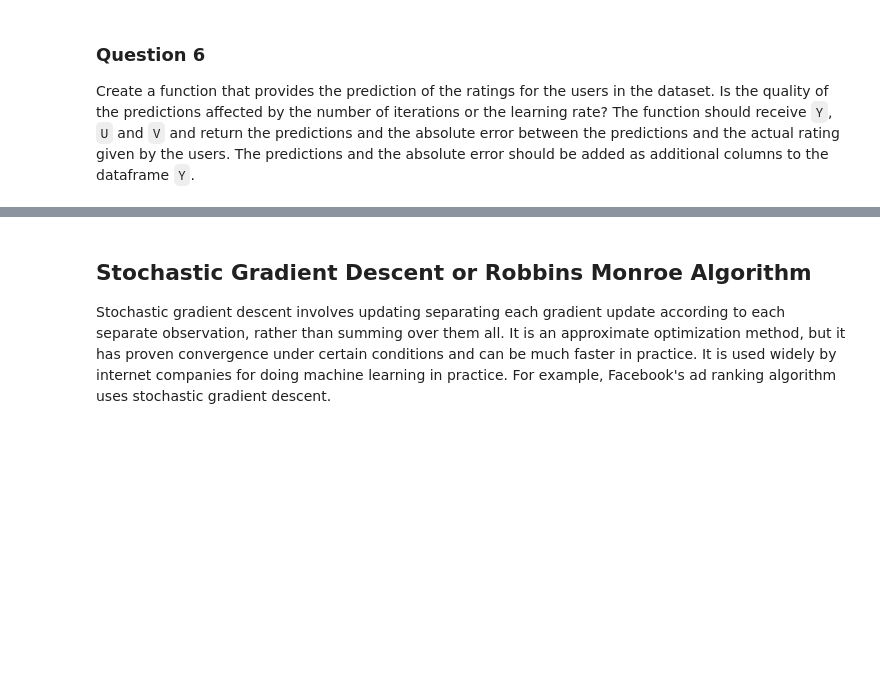
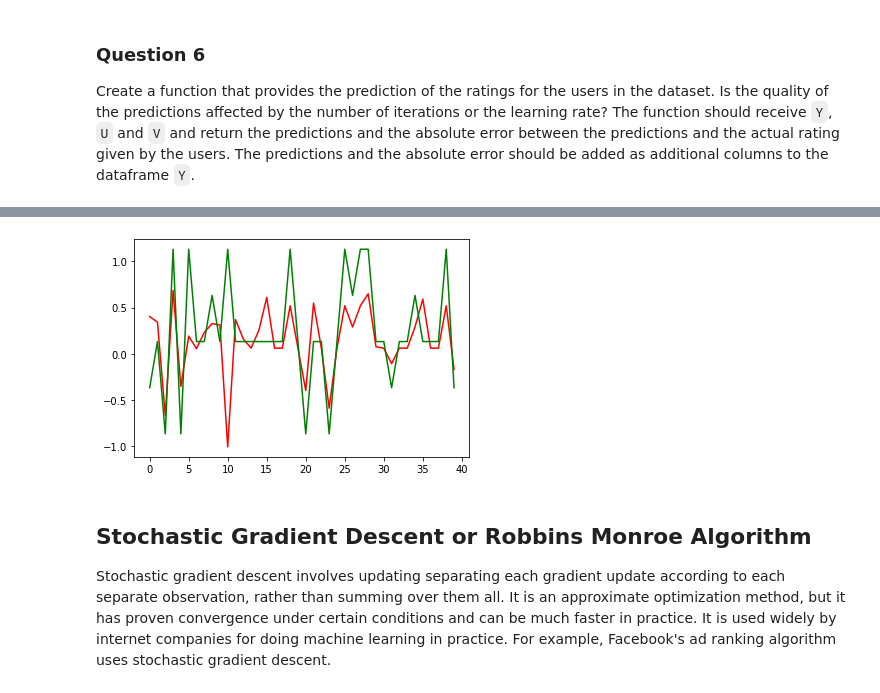
Before and after one commit to Lone5267/MLAI, a Jupyter notebook: Lab 2 - Objective Functions.ipynb, the cells around one changed output, grey strips where cells are left out. Saved outputs shown, nothing was run; the diff lists cells and outputs as text; code cells hidden in the pictures; blank space fills up the shorter version.

```diff
--- a/Lab 2 - Objective Functions.ipynb
+++ b/Lab 2 - Objective Functions.ipynb
@@ -342,3 +369,7 @@ Create a function that provides the prediction of the ratings for the users in t
+# %%
+pre, abse = predict_rate(Y, U_big_rate1, V_big_rate1)
+# %% [output]
+[figure, added]
 # %% [markdown]
 ## Stochastic Gradient Descent or Robbins Monroe Algorithm
 
```
Also changed, not shown: parts of 15 cells of this notebook.
